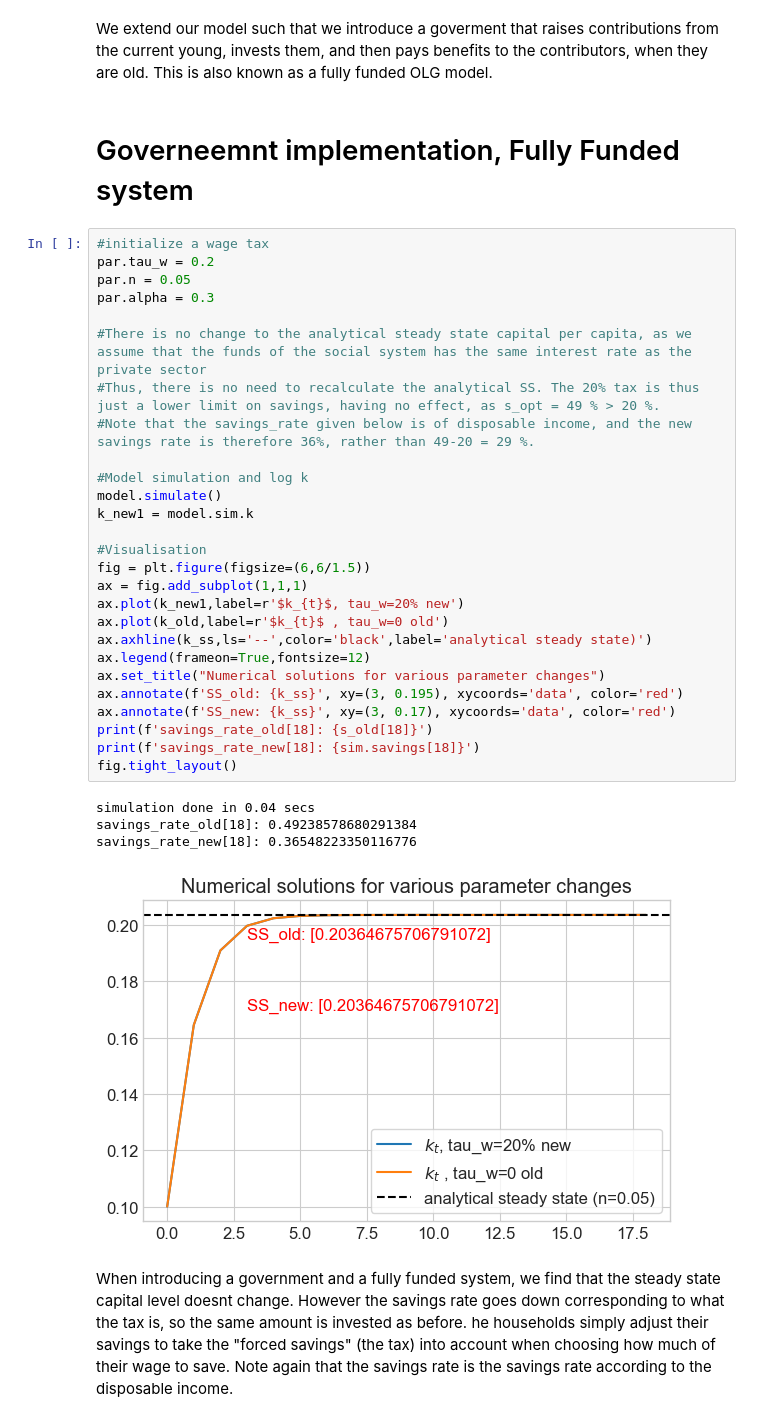
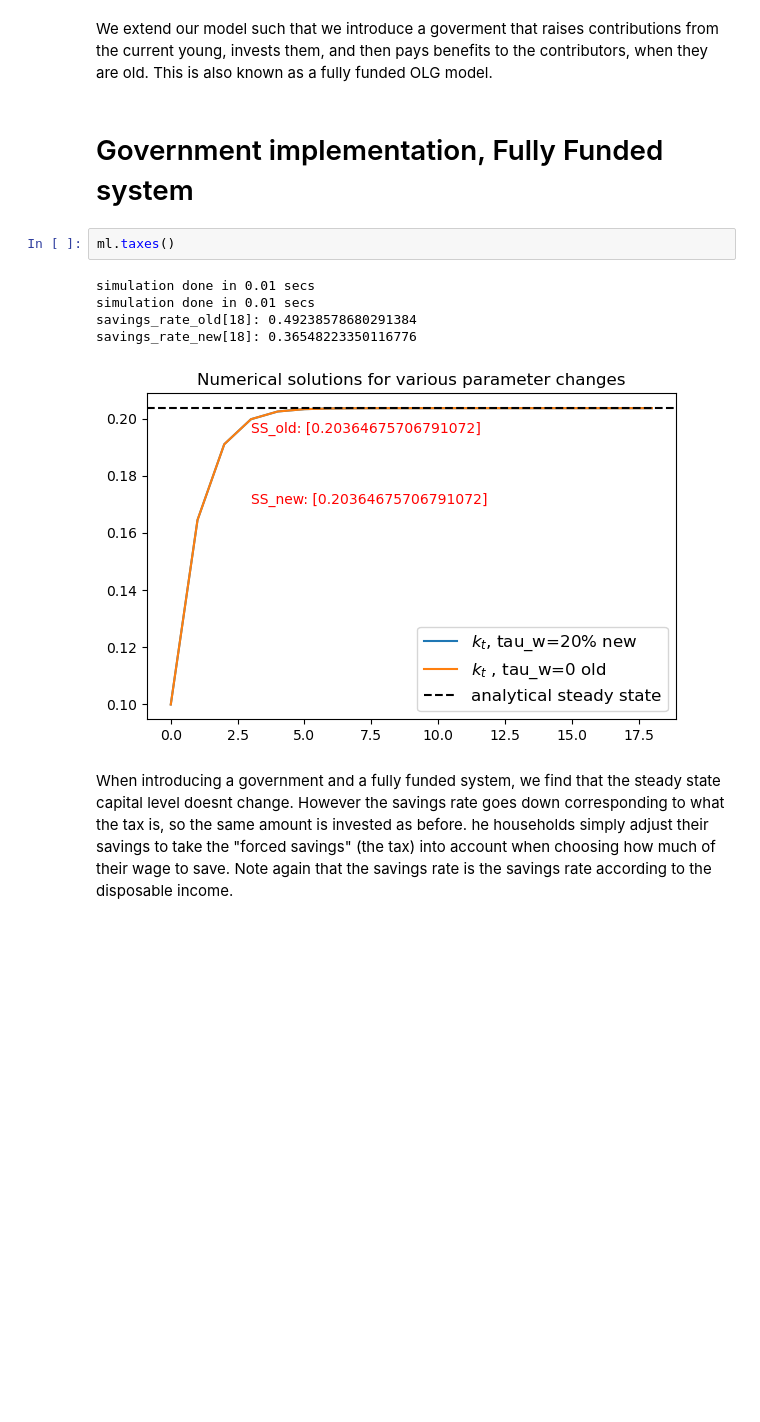
Before and after one commit to NumEconCopenhagen/projects-2023-kernen-af-kulten, a Jupyter notebook: modelproject/modelproject.ipynb, the cells around one changed output. Cells and saved outputs as stored; diff of their text form; blank space fills up the shorter version.

```diff
--- a/modelproject/modelproject.ipynb
+++ b/modelproject/modelproject.ipynb
@@ -274,39 +123,15 @@ As shown in the plot above, the steady state of capital per capita decreases whe
 # %% [markdown]
 We extend our model such that we introduce a goverment that raises contributions from the current young, invests them, and then pays benefits to the contributors, when they are old. This is also known as a fully funded OLG model.
 # %% [markdown]
-# Governeemnt implementation, Fully Funded system
+# Government implementation, Fully Funded system
-# %%
-#initialize a wage tax
-par.tau_w = 0.2
-par.n = 0.05
-par.alpha = 0.3
-
-#There is no change to the analytical steady state capital per capita, as we assume that the funds of the social system has the same interest rate as the private sector
-#Thus, there is no need to recalculate the analytical SS. The 20% tax is thus just a lower limit on savings, having no effect, as s_opt = 49 % > 20 %.
-#Note that the savings_rate given below is of disposable income, and the new savings rate is therefore 36%, rather than 49-20 = 29 %.
-
-#Model simulation and log k
-model.simulate()
-k_new1 = model.sim.k
-
-#Visualisation
-fig = plt.figure(figsize=(6,6/1.5))
-ax = fig.add_subplot(1,1,1)
-ax.plot(k_new1,label=r'$k_{t}$, tau_w=20% new')
-ax.plot(k_old,label=r'$k_{t}$ , tau_w=0 old')
-ax.axhline(k_ss,ls='--',color='black',label='analytical steady state)')
-ax.legend(frameon=True,fontsize=12)
-ax.set_title("Numerical solutions for various parameter changes")
-ax.annotate(f'SS_old: {k_ss}', xy=(3, 0.195), xycoords='data', color='red')
-ax.annotate(f'SS_new: {k_ss}', xy=(3, 0.17), xycoords='data', color='red')
-print(f'savings_rate_old[18]: {s_old[18]}')
-print(f'savings_rate_new[18]: {sim.savings[18]}')
-fig.tight_layout()
-# %% [output]
-simulation done in 0.04 secs
-savings_rate_old[18]: 0.49238578680291384
-savings_rate_new[18]: 0.36548223350116776
-[figure, removed]
+# %%
+ml.taxes()
+# %% [output]
+simulation done in 0.01 secs
+simulation done in 0.01 secs
+savings_rate_old[18]: 0.49238578680291384
+savings_rate_new[18]: 0.36548223350116776
+[figure, added]
 # %% [markdown]
 When introducing a government and a fully funded system, we find that the steady state capital level doesnt change. However the savings rate goes down corresponding to what the tax is, so the same amount is invested as before. he households simply adjust their savings to take the "forced savings" (the tax) into account when choosing how much of their wage to save.  Note again that the savings rate is the savings rate according to the disposable income.
 # %% [markdown]
```
Also changed, not shown: parts of 14 cells of this notebook, 1 other file.
